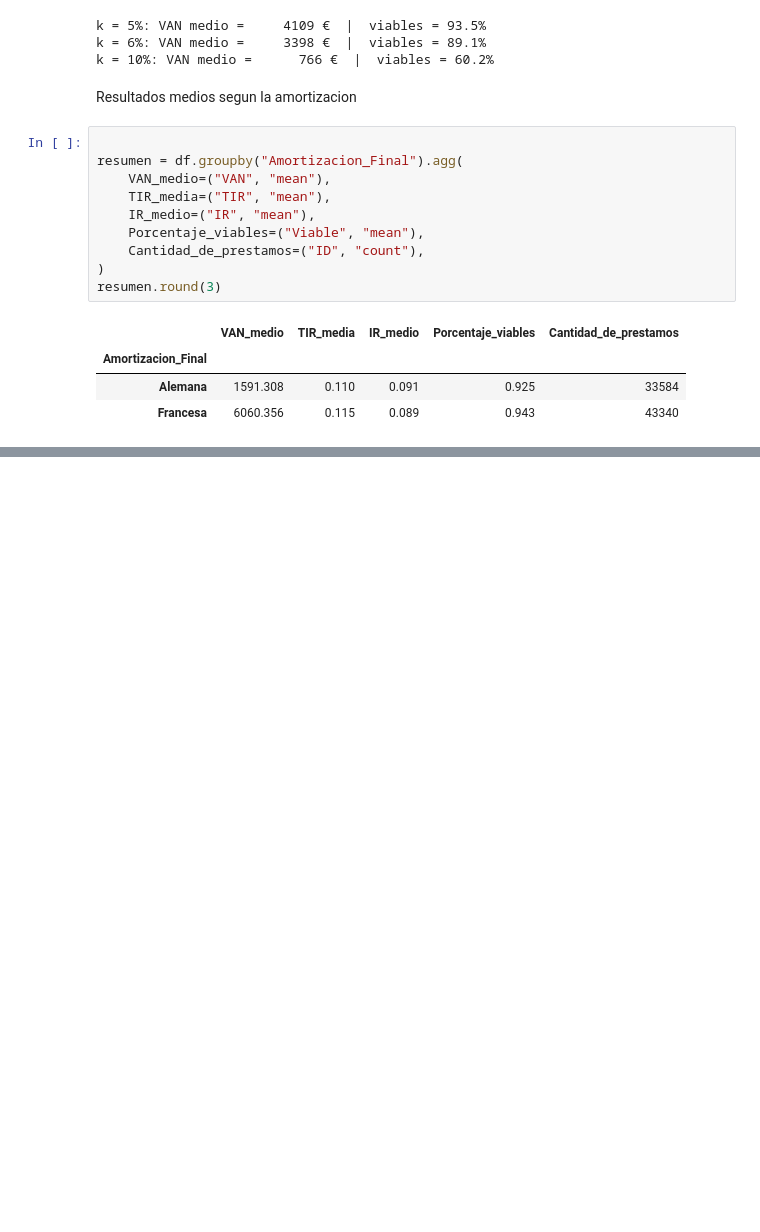
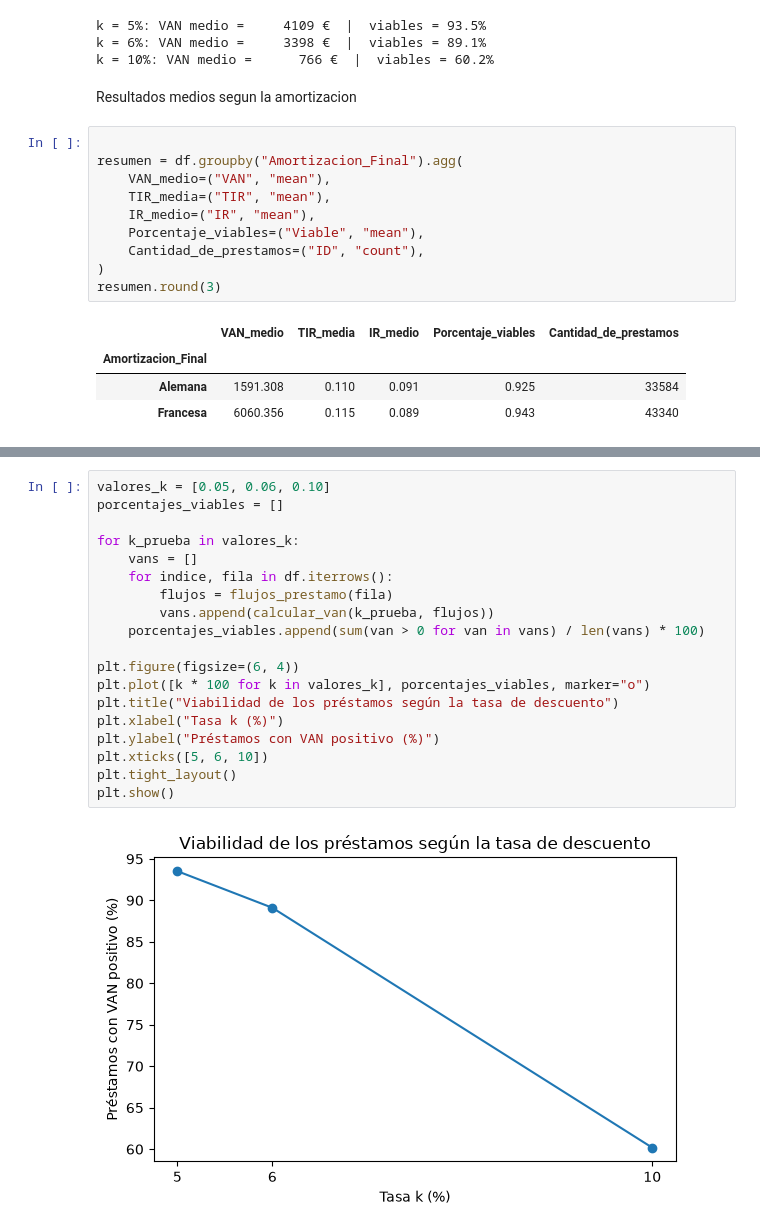
Before and after one commit to NaiaArroyo/RETO-5-NARANJA, a Jupyter notebook: Notebook Amortizacion Francesa y Aleman.ipynb, the cells around one changed output, grey strips where cells are left out. Cells and saved outputs as stored; diff of their text form; blank space fills up the shorter version.

```diff
--- a/Notebook Amortizacion Francesa y Aleman.ipynb
+++ b/Notebook Amortizacion Francesa y Aleman.ipynb
@@ -669,0 +711,21 @@ resumen.round(3)
+# %%
+valores_k = [0.05, 0.06, 0.10]
+porcentajes_viables = []
+
+for k_prueba in valores_k:
+    vans = []
+    for indice, fila in df.iterrows():
+        flujos = flujos_prestamo(fila)
+        vans.append(calcular_van(k_prueba, flujos))
+    porcentajes_viables.append(sum(van > 0 for van in vans) / len(vans) * 100)
+
+plt.figure(figsize=(6, 4))
+plt.plot([k * 100 for k in valores_k], porcentajes_viables, marker="o")
+plt.title("Viabilidad de los préstamos según la tasa de descuento")
+plt.xlabel("Tasa k (%)")
+plt.ylabel("Préstamos con VAN positivo (%)")
+plt.xticks([5, 6, 10])
+plt.tight_layout()
+plt.show()
+# %% [output]
+[figure, added]
```
Also changed, not shown: parts of 7 cells of this notebook.
